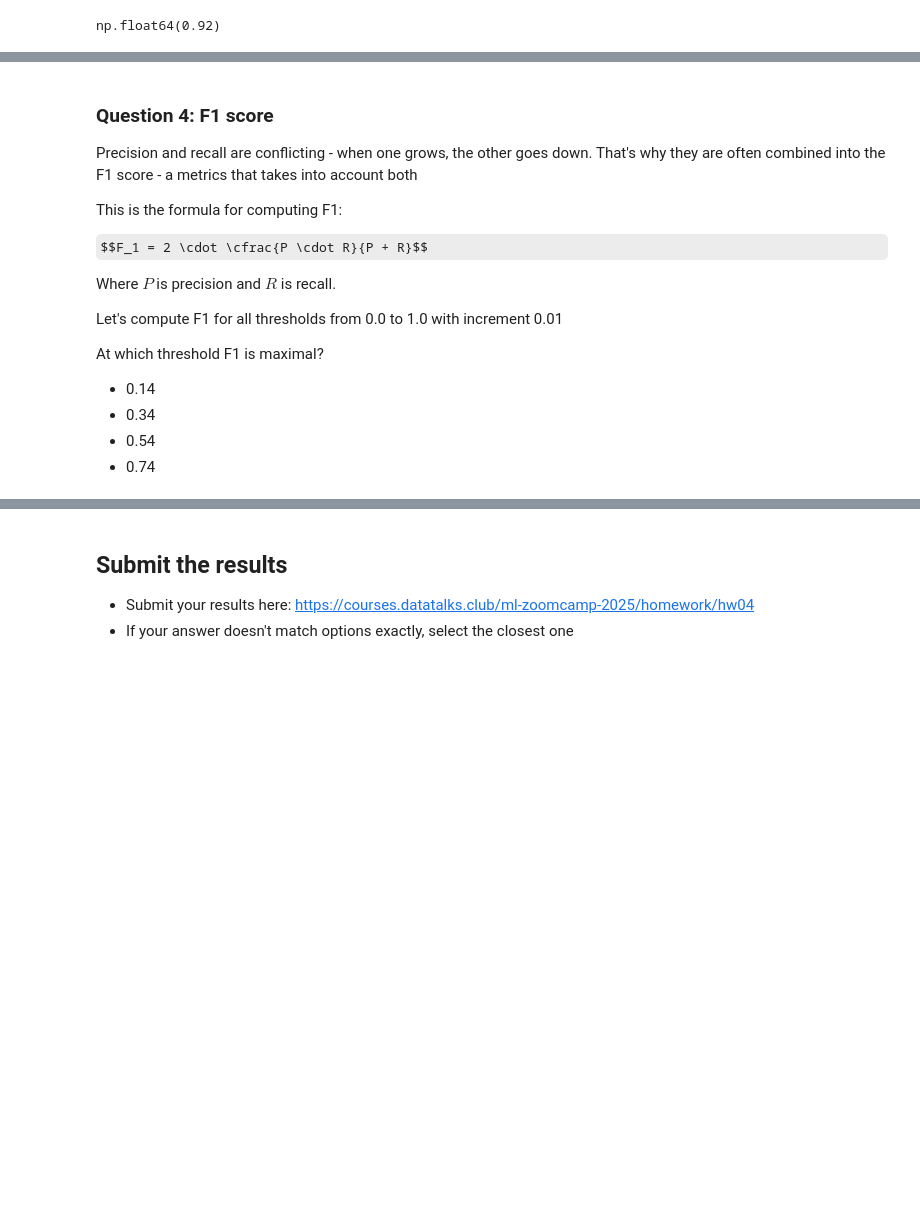
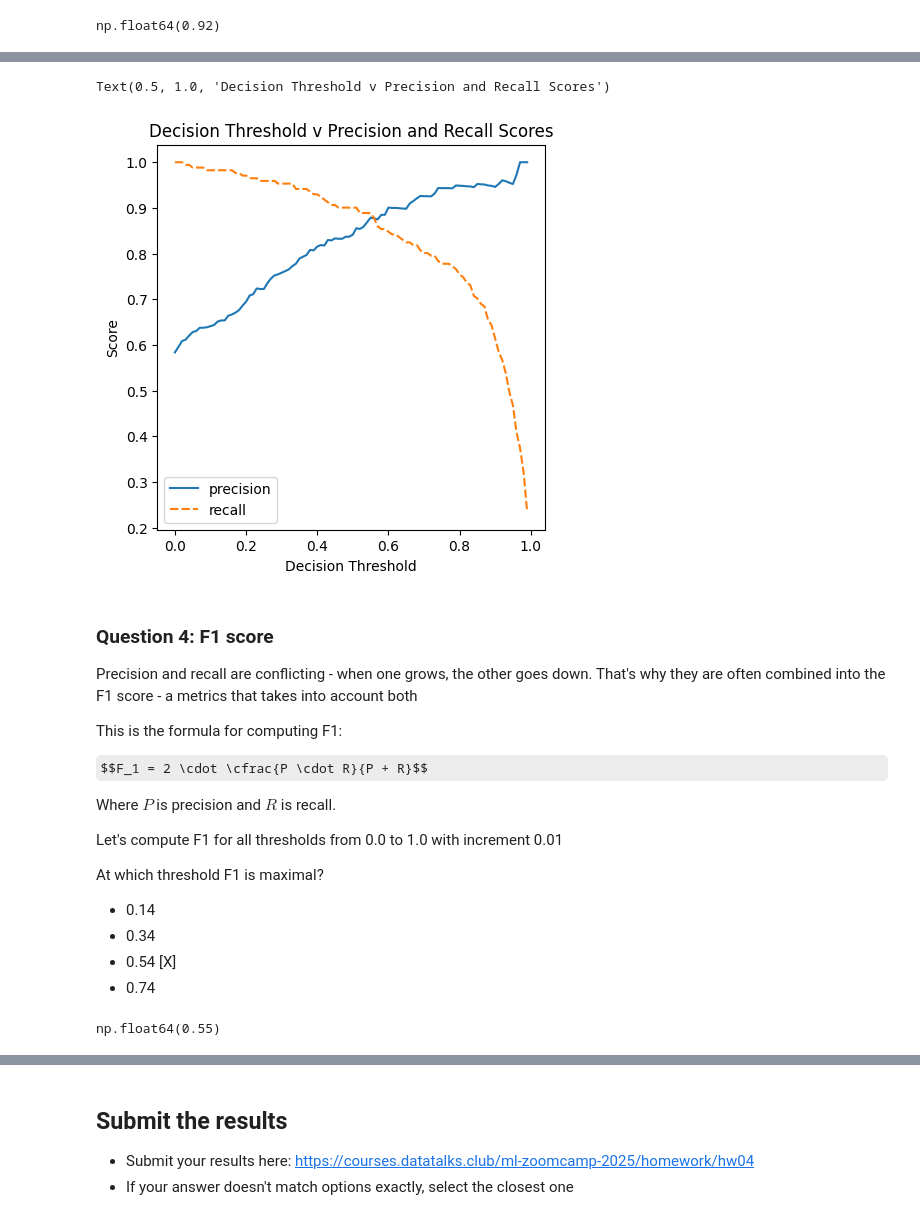
Before and after one commit to ShaniceWilliams/ml-zoomcamp, a Jupyter notebook: 04_Evaluation/04_Homework.ipynb, the cells around one changed output, grey strips where cells are left out. Cells and saved outputs as stored; diff of their text form; code cells hidden in the pictures; some formulas as TeX source; blank space fills up the shorter version.

```diff
--- a/04_Evaluation/04_Homework.ipynb
+++ b/04_Evaluation/04_Homework.ipynb
@@ -270,0 +273,8 @@ At which threshold precision and recall curves intersect?
+# %%
+thresholds = np.arange(0.0, 1.0, 0.01)
+# %%
+p_r_scores = {}
+for t in thresholds:
+    p_r_scores[t] = [precision_score(y_val, (y_pred>= t)), recall_score(y_val, (y_pred>= t))]
+
+p_r_scores
@@ -271,3 +299,17 @@ At which threshold precision and recall curves intersect?
+# %%
+threshold_df = pd.DataFrame.from_dict(p_r_scores, orient='index',
+                                      columns=['precision', 'recall', ])
+# %%
+plt.figure(figsize=(5,5))
+sns.lineplot(threshold_df)
+plt.xlabel("Decision Threshold")
+plt.ylabel("Score")
+plt.title("Decision Threshold v Precision and Recall Scores")
+# plt.axhline(0.875, c='r', ls=':')
+# plt.axvline(0.555, c='r', ls=':')
+# %% [output]
+Text(0.5, 1.0, 'Decision Threshold v Precision and Recall Scores')
+[figure, added]
 # %% [markdown]
 ### Question 4: F1 score
 
@@ -285,5 +327,5 @@ At which threshold F1 is maximal?
 
 - 0.14
 - 0.34
-- 0.54
+- 0.54 [X]
 - 0.74
@@ -290,3 +338,8 @@ At which threshold F1 is maximal?
+# %%
+res = max(f1_scores, key=f1_scores.get)
+res
+# %% [output]
+np.float64(0.55)
 # %% [markdown]
 ### Question 5: 5-Fold CV
 
```
Also changed, not shown: parts of 17 cells of this notebook.
